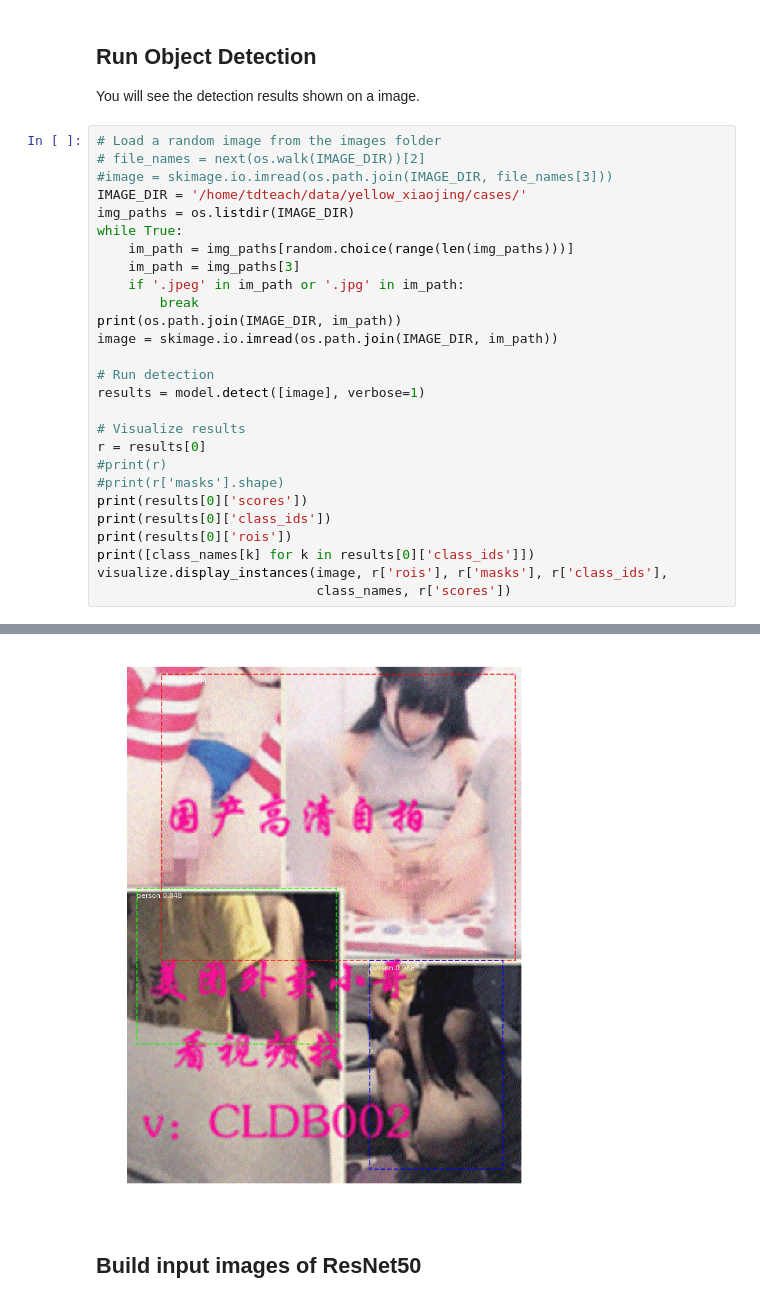
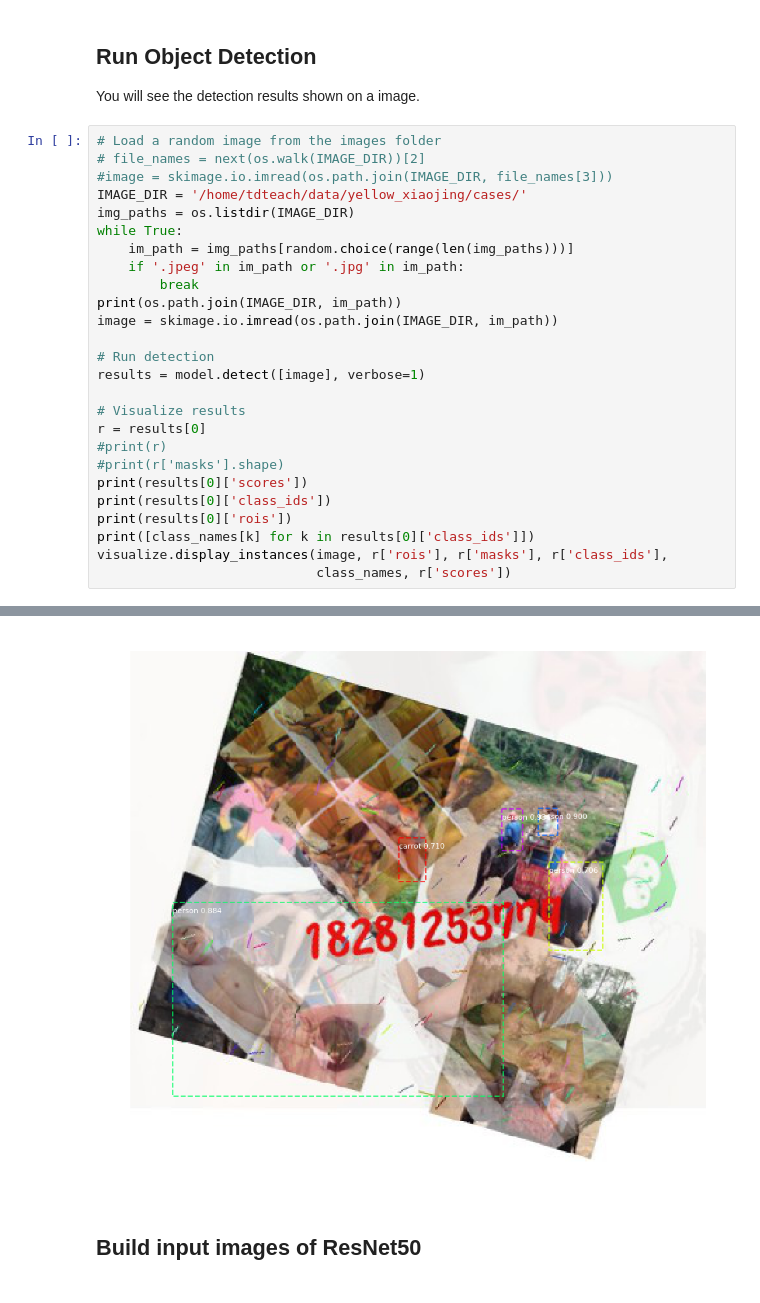
Before and after one commit to TDteach/Mask_RCNN, a Jupyter notebook: samples/demo.ipynb, the cells around one changed output, grey strips where cells are left out. Cells and saved outputs as stored; diff of their text form.

```diff
--- a/samples/demo.ipynb
+++ b/samples/demo.ipynb
@@ -147,7 +136,6 @@ IMAGE_DIR = '/home/tdteach/data/yellow_xiaojing/cases/'
 img_paths = os.listdir(IMAGE_DIR)
 while True:
     im_path = img_paths[random.choice(range(len(img_paths)))]
-    im_path = img_paths[3]
     if '.jpeg' in im_path or '.jpg' in im_path:
         break
 print(os.path.join(IMAGE_DIR, im_path))
@@ -182,4 +172,4 @@ anchors                  shape: (1, 261888, 4)        min:   -0.35390  max:    1
-[figure, old version]
+[figure, new version]
 # %% [markdown]
 ## Build input images of ResNet50
 # %%
```
Also changed, not shown: parts of 6 cells of this notebook, 1 other file.
